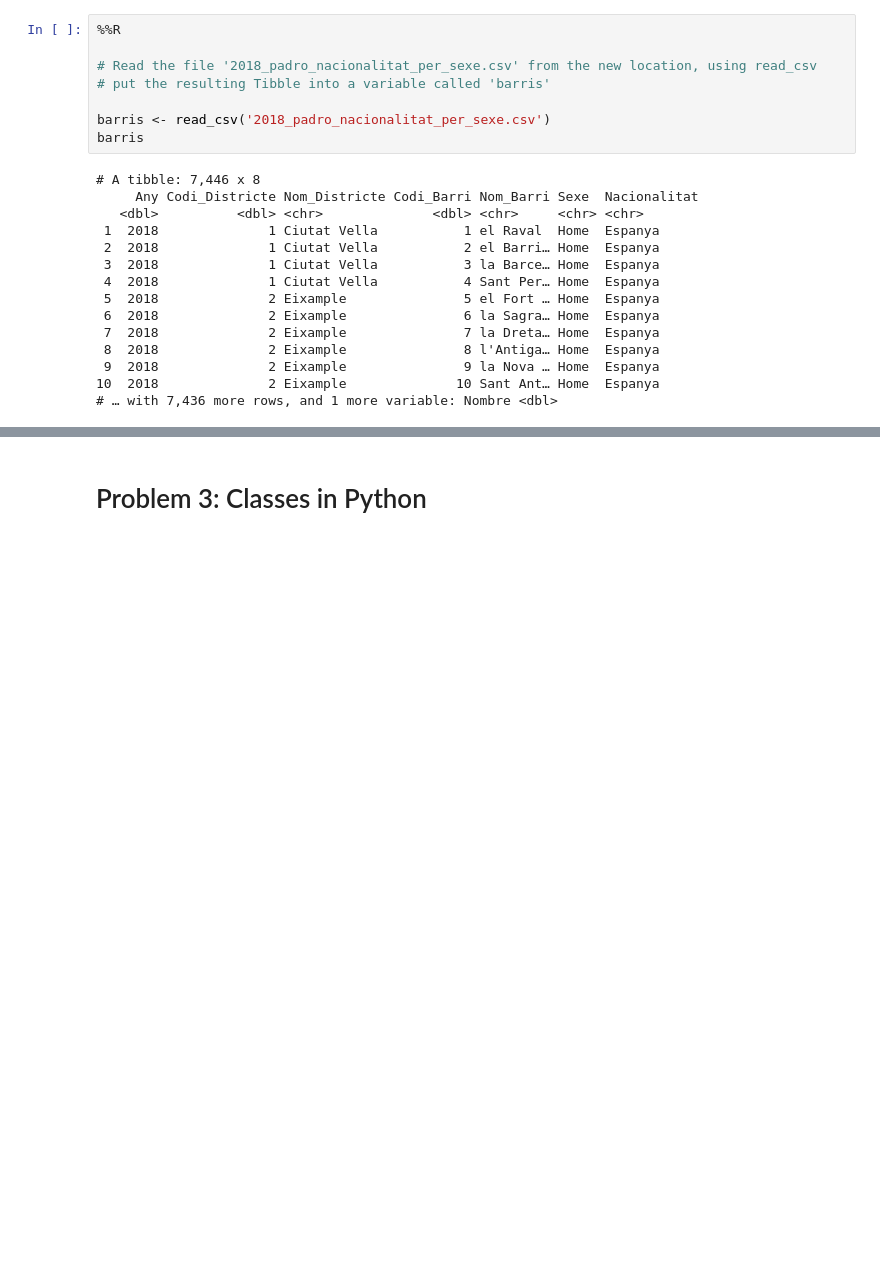
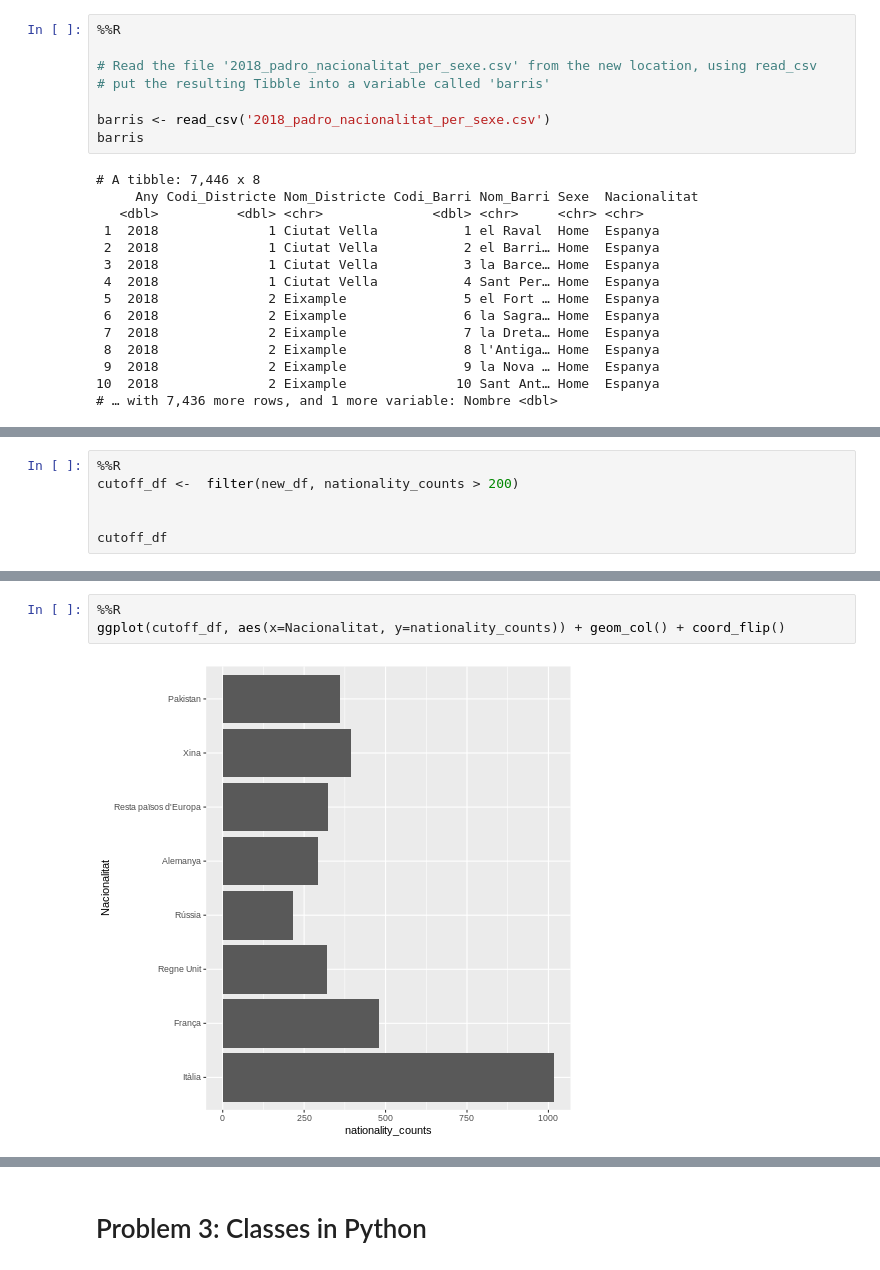
Before and after one commit to shhirl/computing-brushup-exam, a Jupyter notebook: brushup-exam-before.ipynb, the cells around one changed output, grey strips where cells are left out. Saved outputs shown, nothing was run; the diff lists cells and outputs as text; blank space fills up the shorter version.

```diff
--- a/brushup-exam-before.ipynb
+++ b/brushup-exam-before.ipynb
@@ -88,0 +171,6 @@ barris %>% mutate(Nom_Barri = parse_factor(Nom_Barri, NULL),
+# %%
+%%R
+cutoff_df <-  filter(new_df, nationality_counts > 200)
+
+
+cutoff_df
@@ -88,0 +189,5 @@ barris %>% mutate(Nom_Barri = parse_factor(Nom_Barri, NULL),
+# %%
+%%R
+ggplot(cutoff_df, aes(x=Nacionalitat, y=nationality_counts)) + geom_col() + coord_flip()
+# %% [output]
+[figure, added]
```
Also changed, not shown: parts of 12 cells of this notebook.
